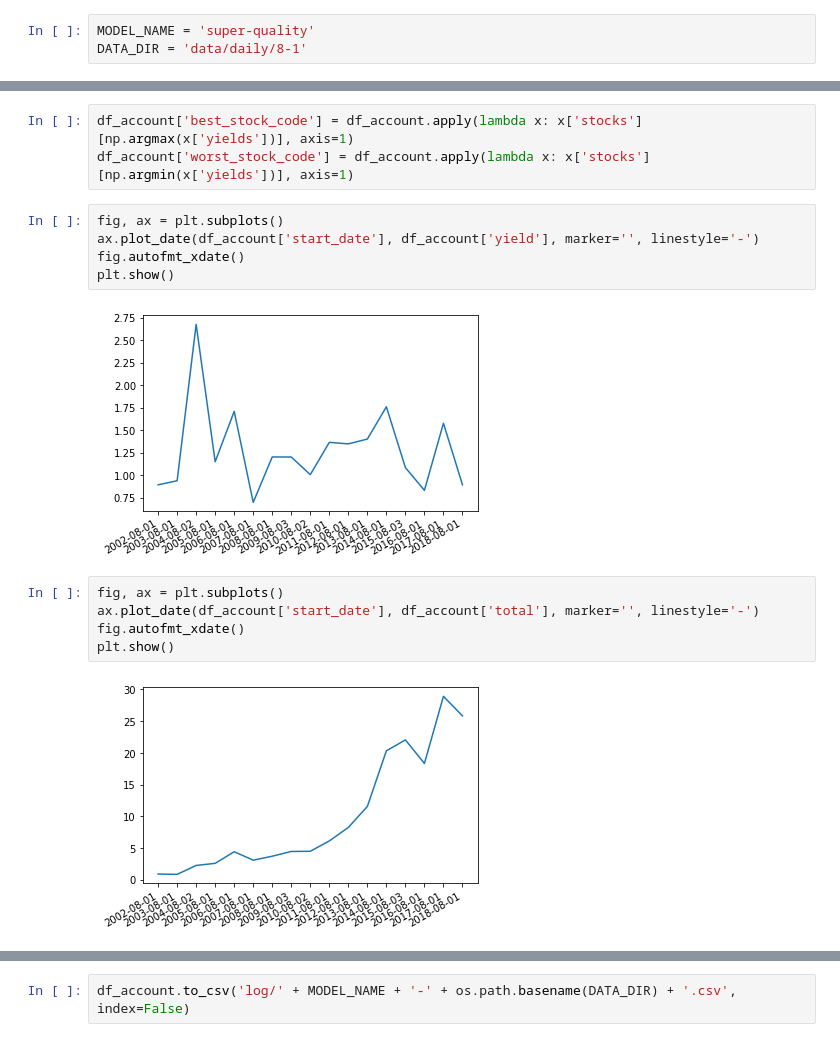
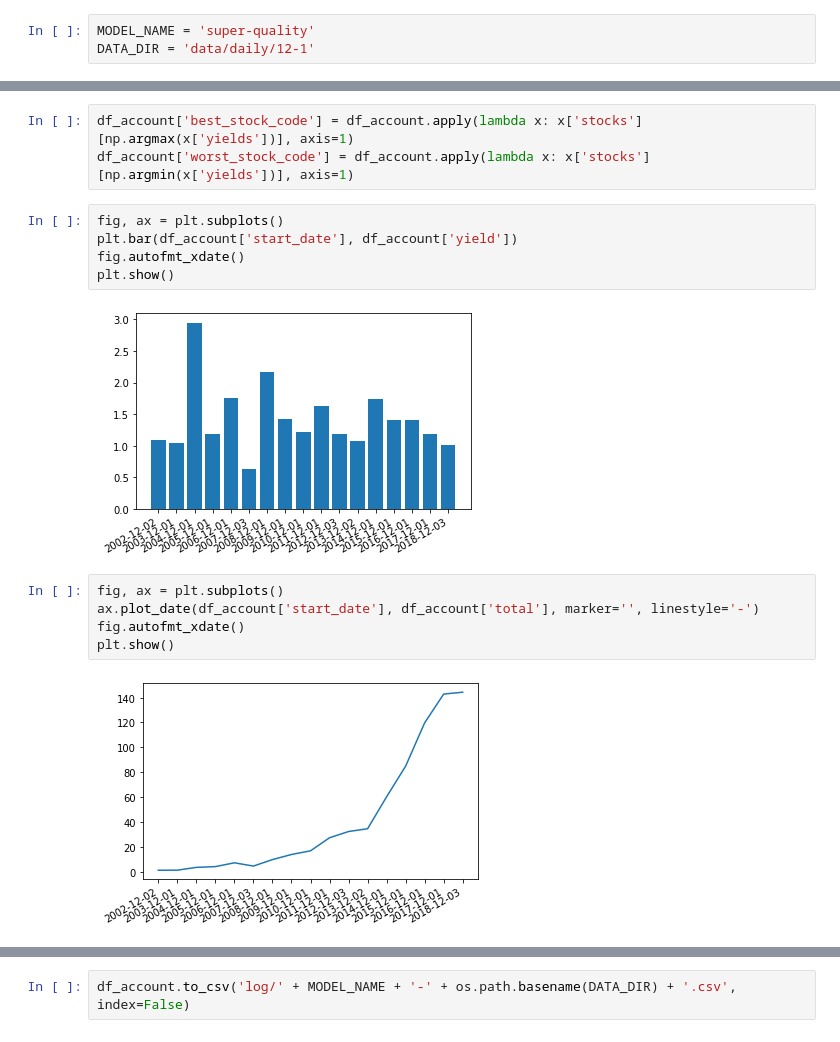
Before and after one commit to ethanscho/backtest-playground, a Jupyter notebook: backtest.ipynb, the cells around one changed output, grey strips where cells are left out. Cells and saved outputs as stored; diff of their text form.

```diff
--- a/backtest.ipynb
+++ b/backtest.ipynb
@@ -19,7 +19,7 @@ importing Jupyter notebook from super_quality.ipynb
 importing Jupyter notebook from common.ipynb
 # %%
 MODEL_NAME = 'super-quality'
-DATA_DIR = 'data/daily/8-1'
+DATA_DIR = 'data/daily/12-1'
 # %%
 df_account = pd.DataFrame(columns=['start_date', 'end_date', 'filepath'])
 filepaths = glob.glob(DATA_DIR + "/*.csv")
@@ -170,18 +162,18 @@ df_account['best_stock_code'] = df_account.apply(lambda x: x['stocks'][np.argmax
 df_account['worst_stock_code'] = df_account.apply(lambda x: x['stocks'][np.argmin(x['yields'])], axis=1)
 # %%
 fig, ax = plt.subplots()
-ax.plot_date(df_account['start_date'], df_account['yield'], marker='', linestyle='-')
+plt.bar(df_account['start_date'], df_account['yield'])
 fig.autofmt_xdate()
 plt.show()
 # %% [output]
-[figure, old version]
+[figure, new version]
 # %%
 fig, ax = plt.subplots()
 ax.plot_date(df_account['start_date'], df_account['total'], marker='', linestyle='-')
 fig.autofmt_xdate()
 plt.show()
 # %% [output]
-[figure, old version]
+[figure, new version]
 # %%
 fig, ax = plt.subplots()
 ax.plot_date(df_account['start_date'], df_account['cagr'], marker='', linestyle='-')
```
Also changed, not shown: parts of 7 cells of this notebook, 2 other files.
